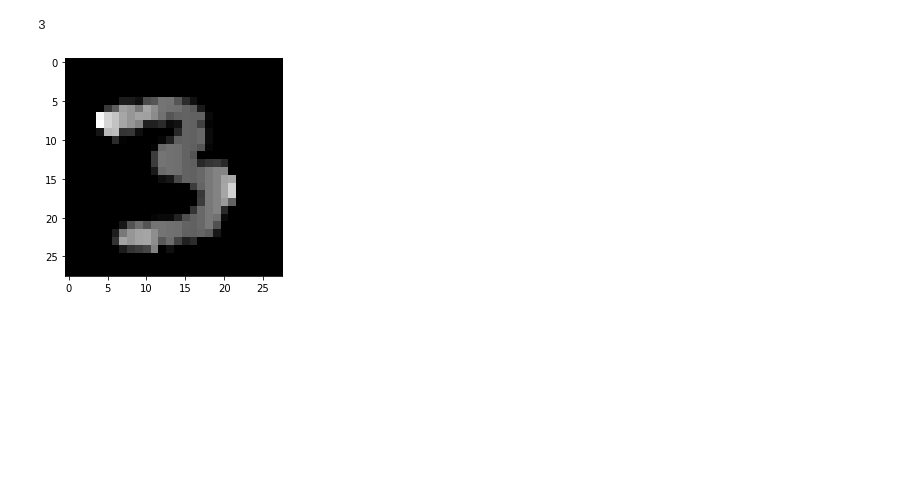
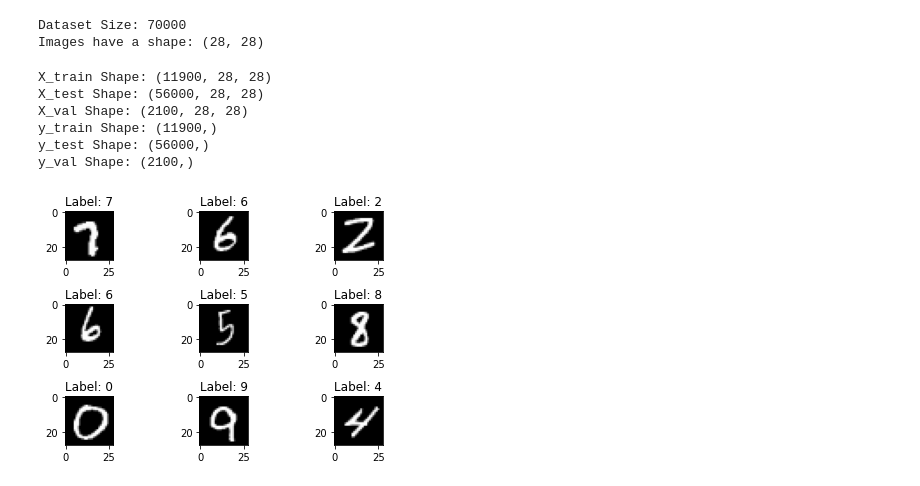
Before and after one commit to MitkoDonev/Neural_Networks_recognize_hand_written_digits, a Jupyter notebook: Neural Networks recognize hand written digits.ipynb, the cells around one changed output. Cells and saved outputs as stored; diff of their text form; code cells hidden in the pictures; blank space fills up the shorter version.

```diff
--- a/Neural Networks recognize hand written digits.ipynb
+++ b/Neural Networks recognize hand written digits.ipynb
@@ -76,13 +0,0 @@ Test accuracy: 0.9711999893188477
-# %%
-# prediction
-predictions = model.predict(X_test)
-
-print(np.argmax(predictions[500]))
-# %% [output]
-3
-# %%
-
-plt.imshow(X_test[500], cmap='gray')
-plt.show()
-# %% [output]
-[figure, removed]
@@ -88,0 +4,31 @@ plt.show()
+# %%
+# Dataset is a 2D array with values (1 row(image) contains 28 values) from 0 (white) - 255 (black)
+# Load dataset and store it in a variable and get basic dataset information
+dataset = get_dataset()
+# %% [output]
+Dataset Size: 70000
+Images have a shape: (28, 28)
+# %%
+# Assign dataset to variables - each image has dimensions (28, 28)
+X_train, y_train, X_test, y_test, X_val, y_val = create_train_test_validation_data(dataset)
+
+# Print X shapes
+print(f"X_train Shape: {X_train.shape}")
+print(f"X_test Shape: {X_test.shape}")
+print(f"X_val Shape: {X_val.shape}")
+
+# Print y shapes
+print(f"y_train Shape: {y_train.shape}")
+print(f"y_test Shape: {y_test.shape}")
+print(f"y_val Shape: {y_val.shape}")
+# %% [output]
+X_train Shape: (11900, 28, 28)
+X_test Shape: (56000, 28, 28)
+X_val Shape: (2100, 28, 28)
+y_train Shape: (11900,)
+y_test Shape: (56000,)
+y_val Shape: (2100,)
+# %%
+plot_random_image_sample(X_train[:20], y_train[:20])
+# %% [output]
+[figure, added]
```
Also changed, not shown: parts of 11 cells of this notebook, 2 other files.
